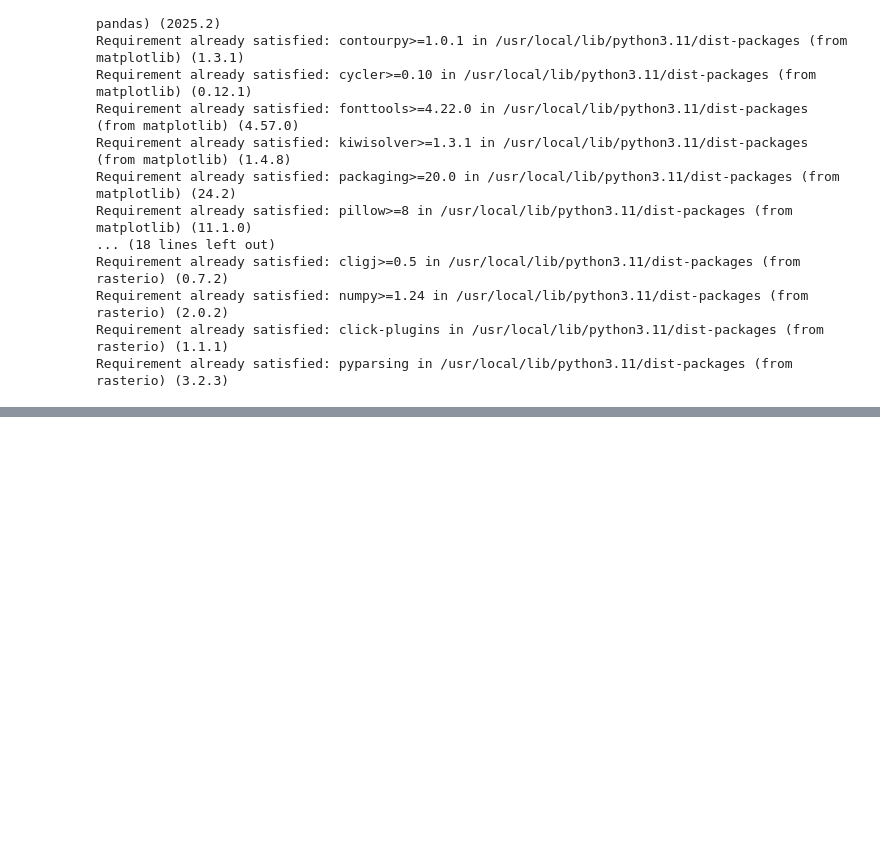
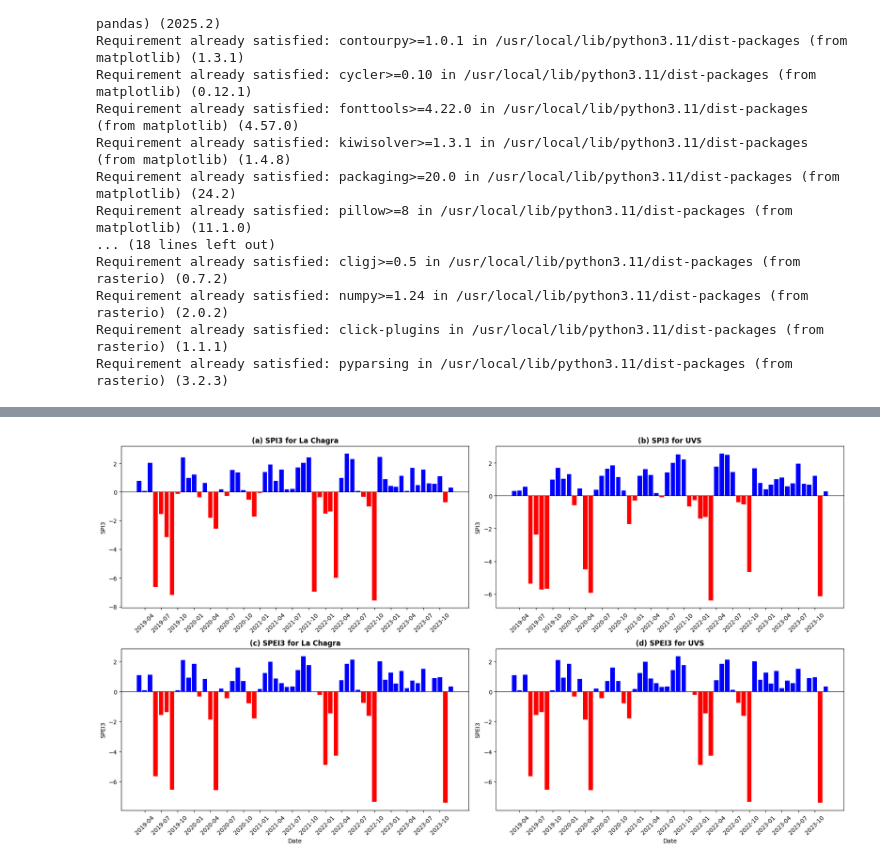
Before and after one commit to Sizwe100/Python-Random-Forest, a Jupyter notebook: Combined_Plots_SPI&SPEI.ipynb, the cells around one changed output, grey strips where cells are left out. Cells and saved outputs as stored; diff of their text form; code cells hidden in the pictures; blank space fills up the shorter version.

```diff
--- a/Combined_Plots_SPI&SPEI.ipynb
+++ b/Combined_Plots_SPI&SPEI.ipynb
@@ -112,0 +154,35 @@ AttributeError: 'str' object has no attribute 'strftime'
+# %%
+# Define plot function with thicker bars and axis labels
+def plot_spi_spei_bars(ax, dates, values, title, ylabel, show_xlabel=False):
+    colors = ['blue' if v >= 0 else 'red' for v in values]
+    ax.bar(dates, values, color=colors, width=25)
+    ax.axhline(0, color='black', linewidth=0.8)
+    ax.set_title(title, fontsize=12, fontweight='bold')
+    ax.set_ylabel(ylabel)
+
+    # Show x-axis label only if flagged
+    if show_xlabel:
+        ax.set_xlabel('Date')
+
+    # Only 4 ticks per year for clarity
+    tick_months = [1, 4, 7, 10]
+    tick_mask = dates.dt.month.isin(tick_months)
+    xticks = dates[tick_mask]
+    ax.set_xticks(xticks)
+    ax.set_xticklabels([d.strftime('%Y-%m') for d in xticks], rotation=45)
+
+# Create subplots
+fig, axs = plt.subplots(2, 2, figsize=(18, 10))
+axs = axs.flatten()
+
+# Plot SPI and SPEI for both locations
+plot_spi_spei_bars(axs[0], df['date'], df['SPI3_LC'], '(a) SPI3 for La Chagra', 'SPI3')
+plot_spi_spei_bars(axs[1], df['date'], df['SPI3_UVS'], '(b) SPI3 for UVS', 'SPI3')
+plot_spi_spei_bars(axs[2], df['date'], df['SPEI3_LC'], '(c) SPEI3 for La Chagra', 'SPEI3', show_xlabel=True)
+plot_spi_spei_bars(axs[3], df['date'], df['SPEI3_UVS'], '(d) SPEI3 for UVS', 'SPEI3', show_xlabel=True)
+
+# Adjust layout
+plt.tight_layout()
+plt.show()
+# %% [output]
+[figure, added]
```
Also changed, not shown: parts of 7 cells of this notebook.
